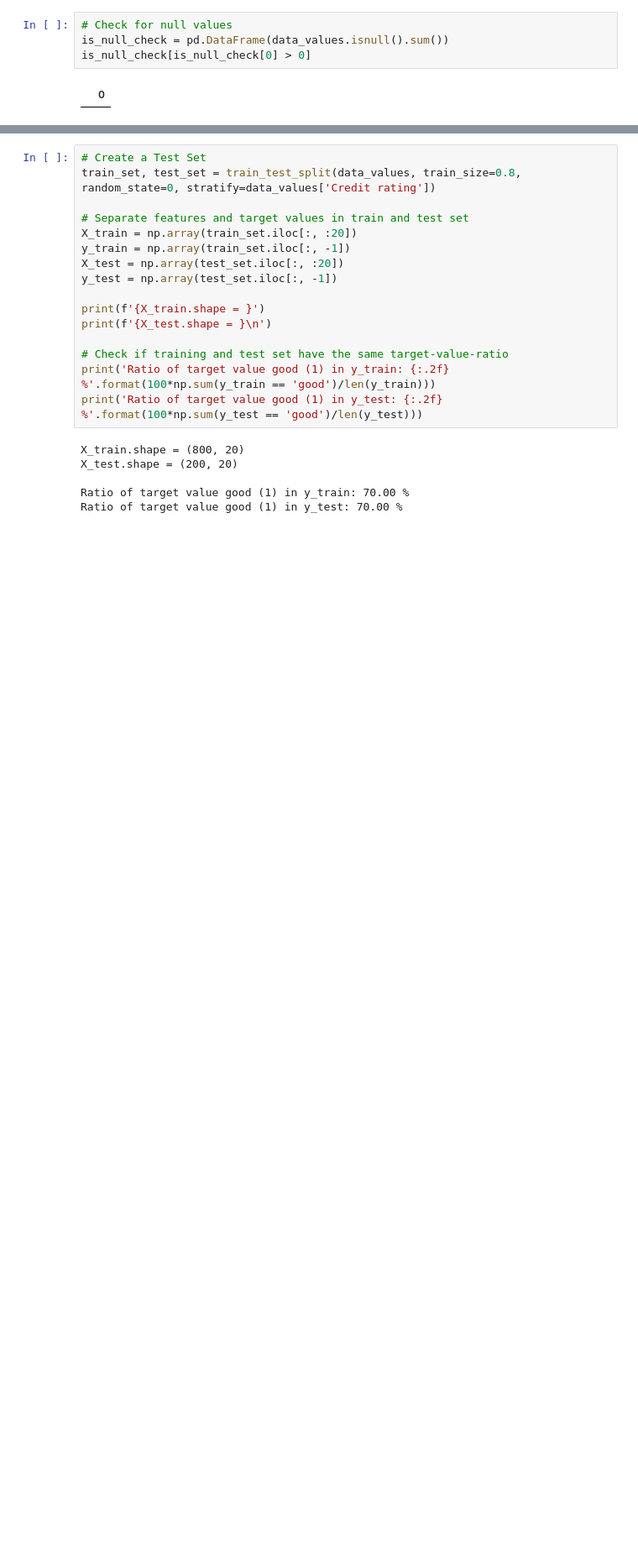
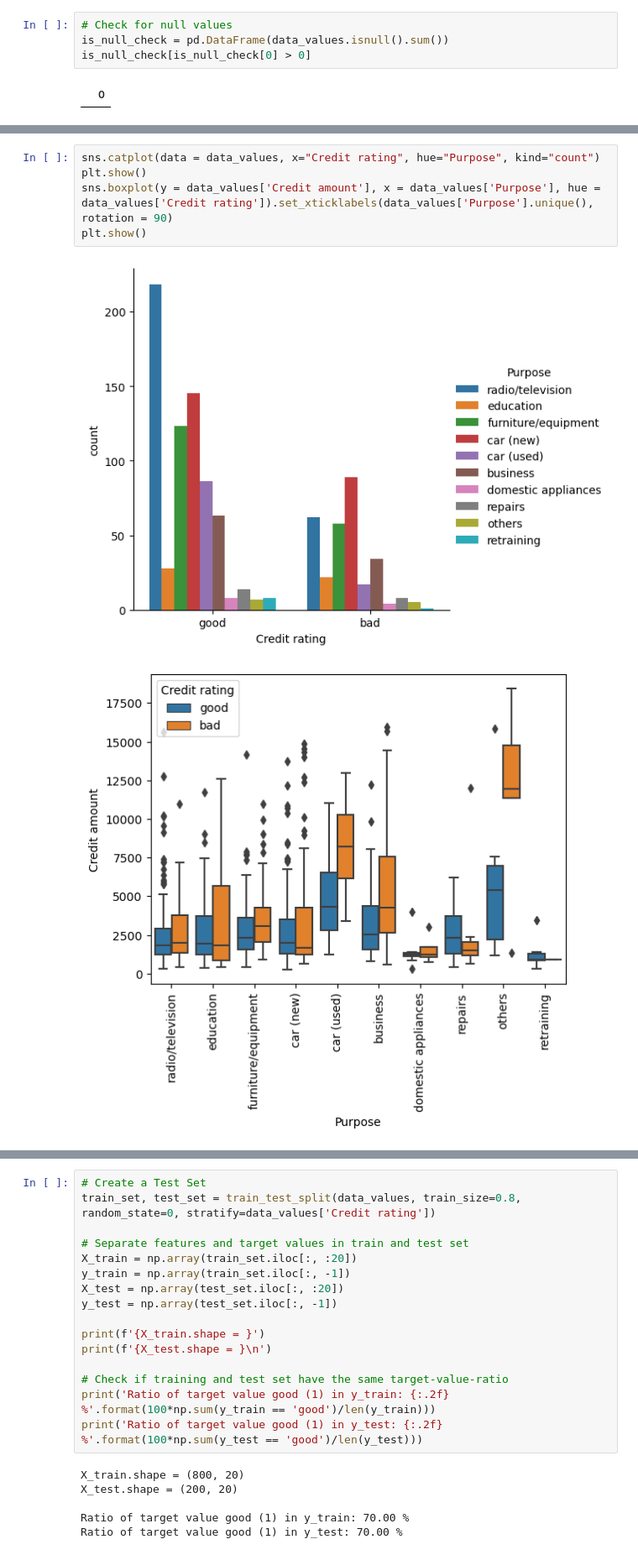
Before and after one commit to dennismgoetz/HoML-Credit-Data, a Jupyter notebook: Data_Preparation_Model_Building.ipynb, the cells around one changed output, grey strips where cells are left out. Shown: that part at 84% size. Cells and saved outputs as stored; diff of their text form; blank space fills up the shorter version.

```diff
--- a/Data_Preparation_Model_Building.ipynb
+++ b/Data_Preparation_Model_Building.ipynb
@@ -145,0 +256,8 @@ is_null_check[is_null_check[0] > 0]
+# %%
+sns.catplot(data = data_values, x="Credit rating", hue="Purpose", kind="count")
+plt.show()
+sns.boxplot(y = data_values['Credit amount'], x = data_values['Purpose'], hue = data_values['Credit rating']).set_xticklabels(data_values['Purpose'].unique(), rotation = 90)
+plt.show()
+# %% [output]
+[figure, added]
+[figure, added]
```
Also changed, not shown: parts of 22 cells of this notebook, 3 other files.
